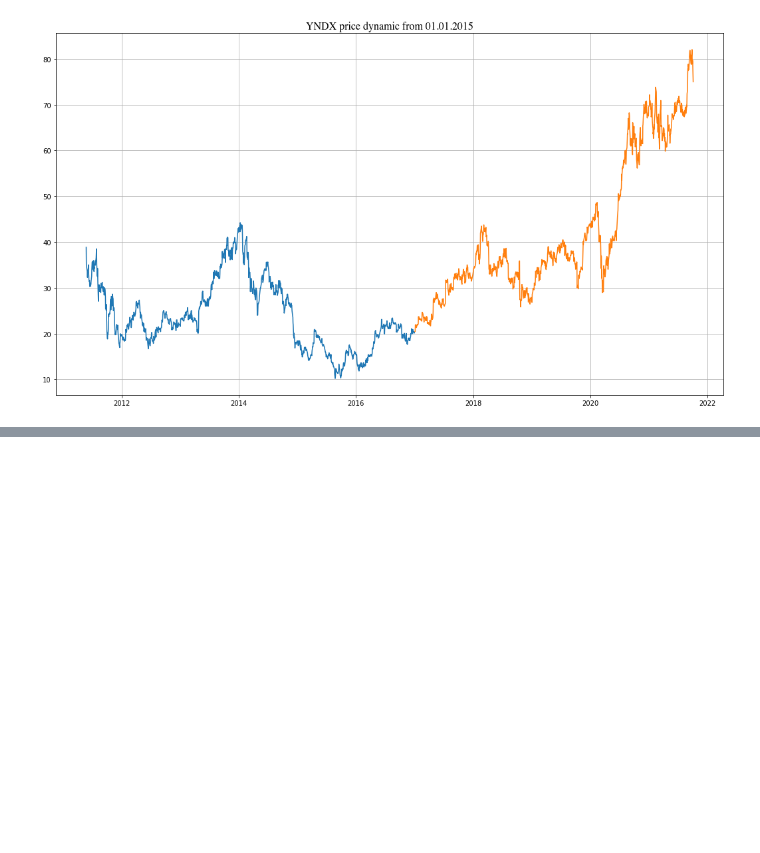
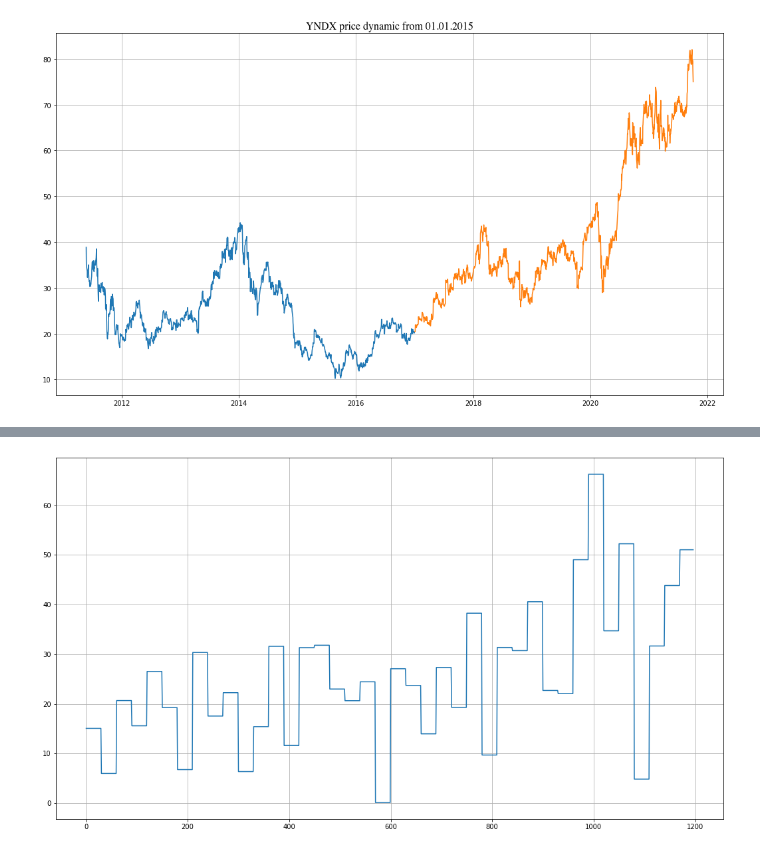
Before and after one commit to HSE-Master-MLHS-stock-price-prediction/Stock_price_prediction, a Jupyter notebook: Backtesting/Simple_YNDX_backtesting.ipynb, the cells around one changed output, grey strips where cells are left out. Drawn from its saved outputs; the diff is of its cells as text; code cells hidden in the pictures; blank space fills up the shorter version.

```diff
--- a/Backtesting/Simple_YNDX_backtesting.ipynb
+++ b/Backtesting/Simple_YNDX_backtesting.ipynb
@@ -117,0 +35,7 @@ class SimplePortfolioExperiment:
+# %%
+plt.figure(figsize = (18, 10))
+plt.grid()
+plt.plot(obj.history_free_money)
+plt.show()
+# %% [output]
+[figure, added]
```
Also changed, not shown: parts of 6 cells of this notebook, 1 other file.
